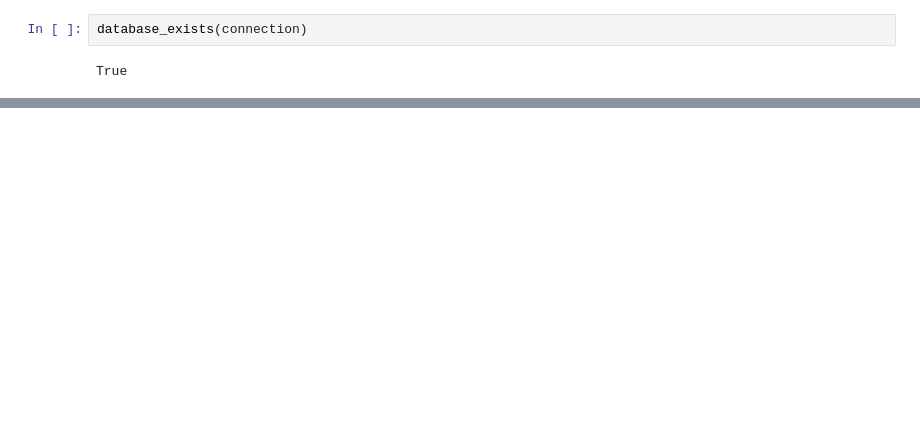
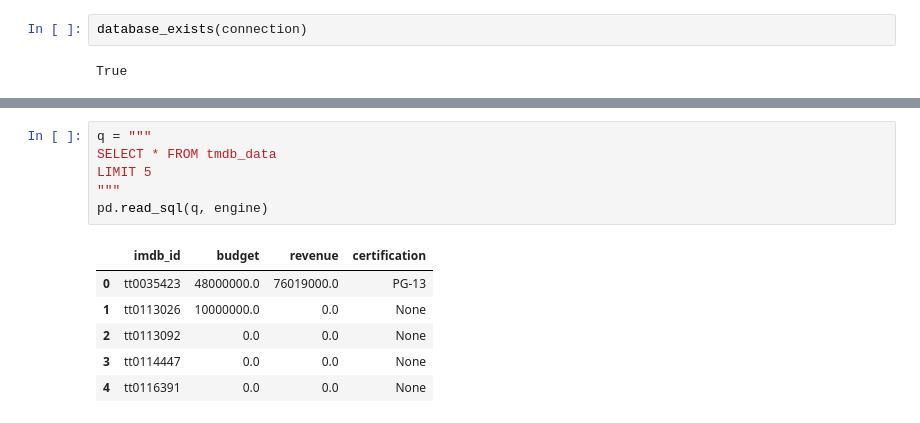
Before and after one commit to RazgrizGhost/Project-3, a Jupyter notebook: Project 3 Part 3.ipynb, the cells around one changed output, grey strips where cells are left out. Cells and saved outputs as stored; diff of their text form; blank space fills up the shorter version.

```diff
--- a/Project 3 Part 3.ipynb
+++ b/Project 3 Part 3.ipynb
@@ -217,0 +328,13 @@ OperationalError: (pymysql.err.OperationalError) (1241, 'Operand should contain
+# %%
+q = """
+SELECT * FROM tmdb_data
+LIMIT 5
+"""
+pd.read_sql(q, engine)
+# %% [output]
+|  | imdb_id | budget | revenue | certification |
+| 0 | tt0035423 | 48000000.0 | 76019000.0 | PG-13 |
+| 1 | tt0113026 | 10000000.0 | 0.0 | None |
+| 2 | tt0113092 | 0.0 | 0.0 | None |
+| 3 | tt0114447 | 0.0 | 0.0 | None |
+| 4 | tt0116391 | 0.0 | 0.0 | None |
```
Also changed, not shown: parts of 21 cells of this notebook.
